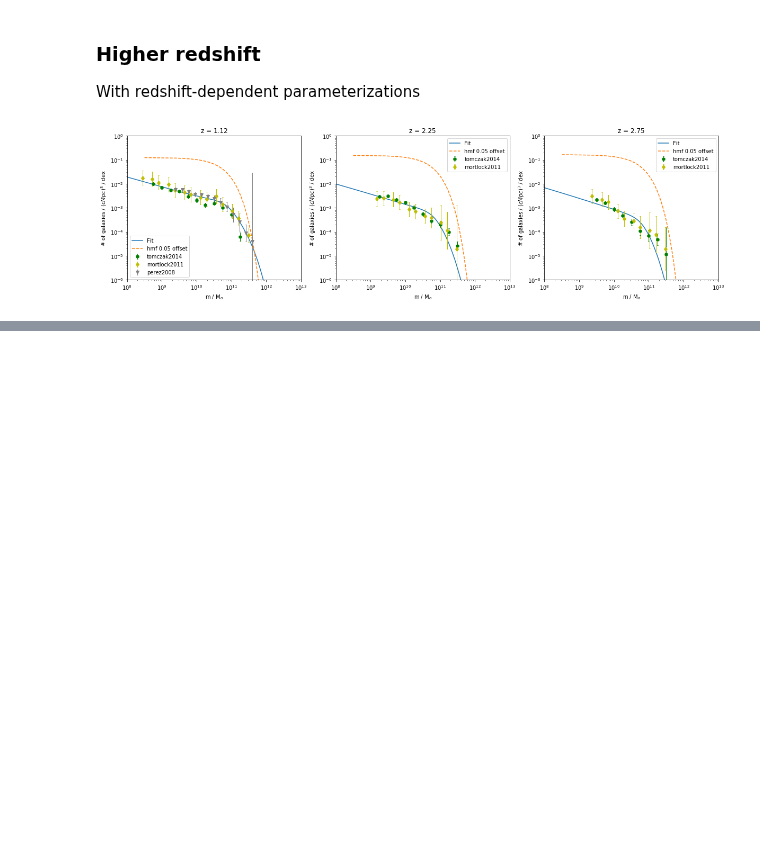
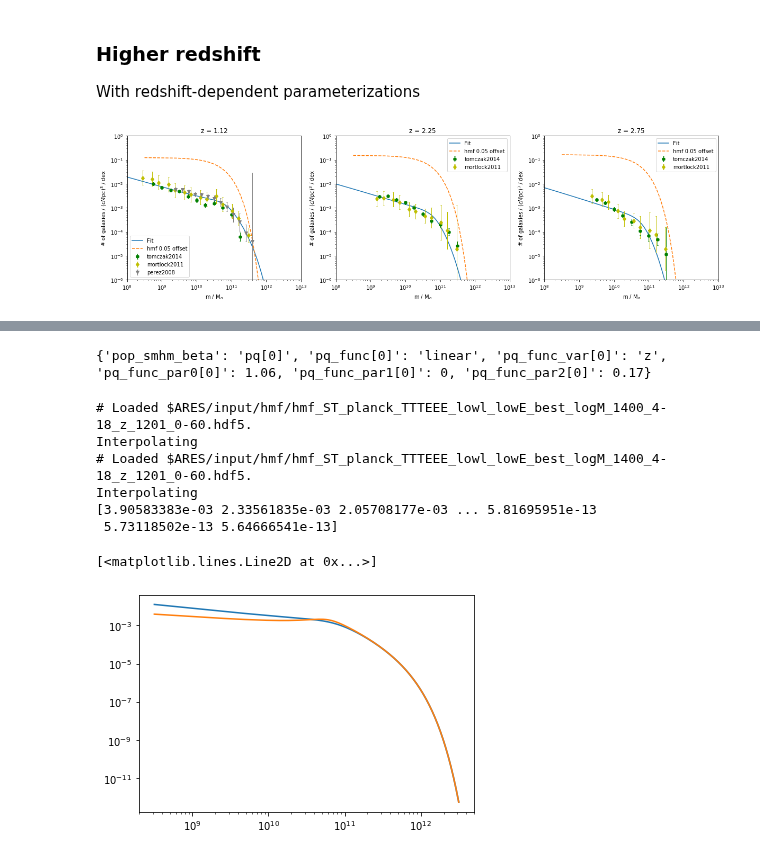
Before and after one commit to eklem1/GalaxySim, a Jupyter notebook: HMFtoSMF_nonLinear.ipynb, the cells around one changed output, grey strips where cells are left out. Cells and saved outputs as stored; diff of their text form; code cells hidden in the pictures; blank space fills up the shorter version.

```diff
--- a/HMFtoSMF_nonLinear.ipynb
+++ b/HMFtoSMF_nonLinear.ipynb
@@ -353,0 +356,38 @@ pop1 = ares.populations.GalaxyPopulation(**pars)
+# %%
+pars2 = \
+{
+ 'pop_sfr_model': 'hod',
+ 'pop_sed': 'eldridge2009',
+
+ 'pop_smhm_beta': 'pq[0]', #parameteralized
+ 'pq_func': 'linear',
+ 'pq_func_var': 'z',
+
+ 'pq_func_par0': 2,
+ 'pq_func_par1': 0,
+ 'pq_func_par2': 0.5,
+}
+
+pars = ares.util.ParameterBundle("emma:model1")
+print(pars)
+# %% [output]
+{'pop_smhm_beta': 'pq[0]', 'pq_func[0]': 'linear', 'pq_func_var[0]': 'z', 'pq_func_par0[0]': 1.06, 'pq_func_par1[0]': 0, 'pq_func_par2[0]': 0.17}
+# %%
+pop = ares.populations.GalaxyPopulation(pop_sfr_model='hod', **pars)
+pop2 = ares.populations.GalaxyPopulation(**pars2)
+# %%
+smf = pop.StellarMassFunction(1, Sm_off)
+pl.loglog(Sm_off, smf, label='fitted')
+
+smf2 = pop2.StellarMassFunction(1, Sm_off)
+print(smf2)
+pl.loglog(Sm_off, smf2, label='nope')
+# %% [output]
+# Loaded $ARES/input/hmf/hmf_ST_planck_TTTEEE_lowl_lowE_best_logM_1400_4-18_z_1201_0-60.hdf5.
+Interpolating
+# Loaded $ARES/input/hmf/hmf_ST_planck_TTTEEE_lowl_lowE_best_logM_1400_4-18_z_1201_0-60.hdf5.
+Interpolating
+[3.90583383e-03 2.33561835e-03 2.05708177e-03 ... 5.81695951e-13
+ 5.73118502e-13 5.64666541e-13]
+[<matplotlib.lines.Line2D at 0x...>]
+[figure, added]
```
Also changed, not shown: parts of 9 cells of this notebook, 3 other files.
